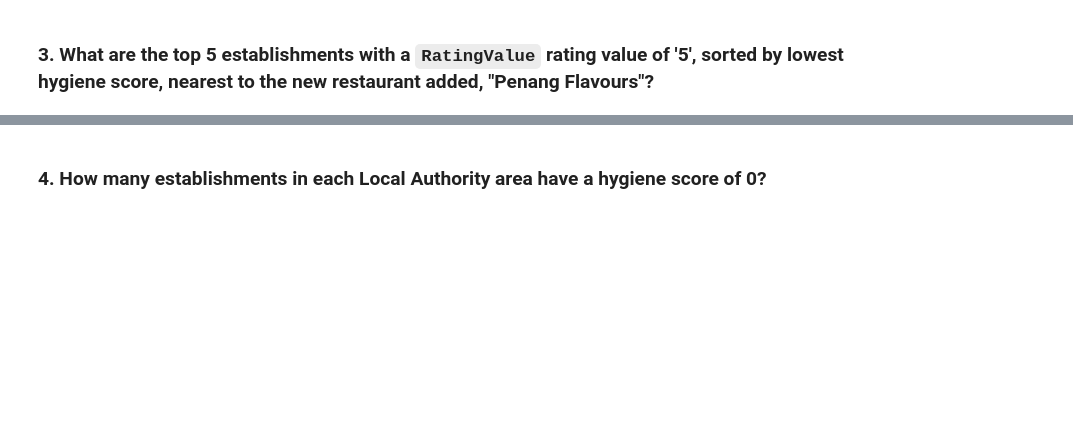
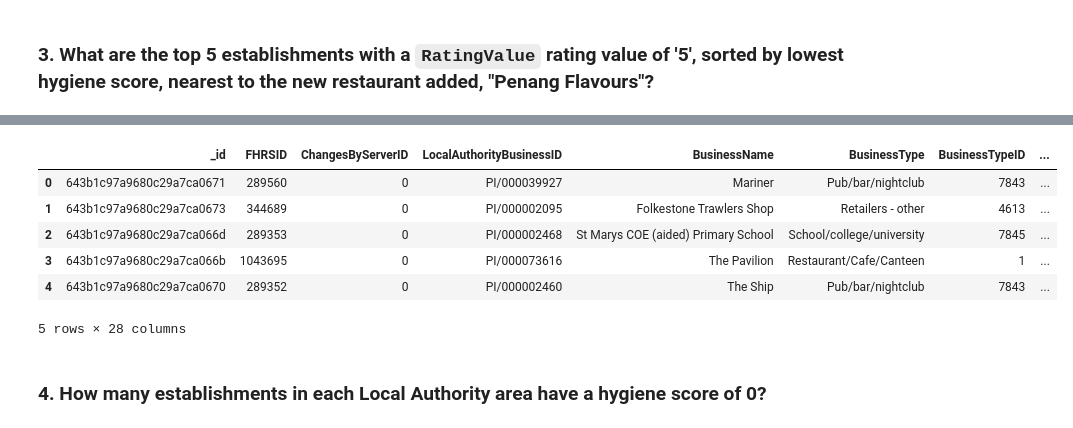
Before and after one commit to SolSolstice/pymongo-challenge, a Jupyter notebook: workfile_NoSQL_analysis.ipynb, the cells around one changed output, grey strips where cells are left out. Cells and saved outputs as stored; diff of their text form; code cells hidden in the pictures; blank space fills up the shorter version.

```diff
--- a/workfile_NoSQL_analysis.ipynb
+++ b/workfile_NoSQL_analysis.ipynb
@@ -130,16 +153,34 @@ The number of establishments in London is: 37
 # %% [markdown]
 ### 3. What are the top 5 establishments with a `RatingValue` rating value of '5', sorted by lowest hygiene score, nearest to the new restaurant added, "Penang Flavours"?
 # %%
+# 'geocode': {'latitude': '51.49014200', 'longitude': '0.08384000'}
 # Search within 0.01 degree on either side of the latitude and longitude.
+
 # Rating value must equal 5
 # Sort by hygiene score
 
 degree_search = 0.01
-latitude =
-longitude =
+latitude = 51.49014200
+longitude = 0.08384000
 
-query =
-sort =
+query = {
+    'RatingValue':5,
+    'geocode.latitude':{'$gte':51.49014200},
+    'geocode.latitude':{'$lte':51.49014200}}
+sort = [('score.Hygiene',1)]
+limit = 5
+#results = list(establishments.find(query)
+results = list(establishments.find(query).sort(sort).limit(limit))
 
 # Print the results
+
+#checking for the expected outcome
+print(f'The expected number of locations is 5, this query returned: {(len(results))}')
+print('')
+pprint(results)
+
+# ~~ checking to see if my query is returning anything~~
+# ~~~~~~~~~~~~~~~~~~~~~~~~~~~~~~~~~~~~~~~~~~~~~~
+            #pprint(list(results))
+# ~~~~~~~~~~~~~~~~~~~~~~~~~~~~~~~~~~~~~~~~~
 # %% [output]
@@ -147,5 +204,15 @@ SyntaxError: invalid syntax (848538274.py, line 6)
 # %%
 # Convert result to Pandas DataFrame
+Penang_proximityDF = pd.DataFrame(results)
+Penang_proximityDF.head()
+# %% [output]
+|  | _id | FHRSID | ChangesByServerID | LocalAuthorityBusinessID | BusinessName | BusinessType | BusinessTypeID | ... |
+| 0 | 643b1c97a9680c29a7ca0671 | 289560 | 0 | PI/000039927 | Mariner | Pub/bar/nightclub | 7843 | ... |
+| 1 | 643b1c97a9680c29a7ca0673 | 344689 | 0 | PI/000002095 | Folkestone Trawlers Shop | Retailers - other | 4613 | ... |
+| 2 | 643b1c97a9680c29a7ca066d | 289353 | 0 | PI/000002468 | St Marys COE (aided) Primary School | School/college/university | 7845 | ... |
+| 3 | 643b1c97a9680c29a7ca066b | 1043695 | 0 | PI/000073616 | The Pavilion | Restaurant/Cafe/Canteen | 1 | ... |
+| 4 | 643b1c97a9680c29a7ca0670 | 289352 | 0 | PI/000002460 | The Ship | Pub/bar/nightclub | 7843 | ... |
+5 rows × 28 columns
 # %% [markdown]
 ### 4. How many establishments in each Local Authority area have a hygiene score of 0?
 # %%
```
Also changed, not shown: parts of 4 cells of this notebook.
